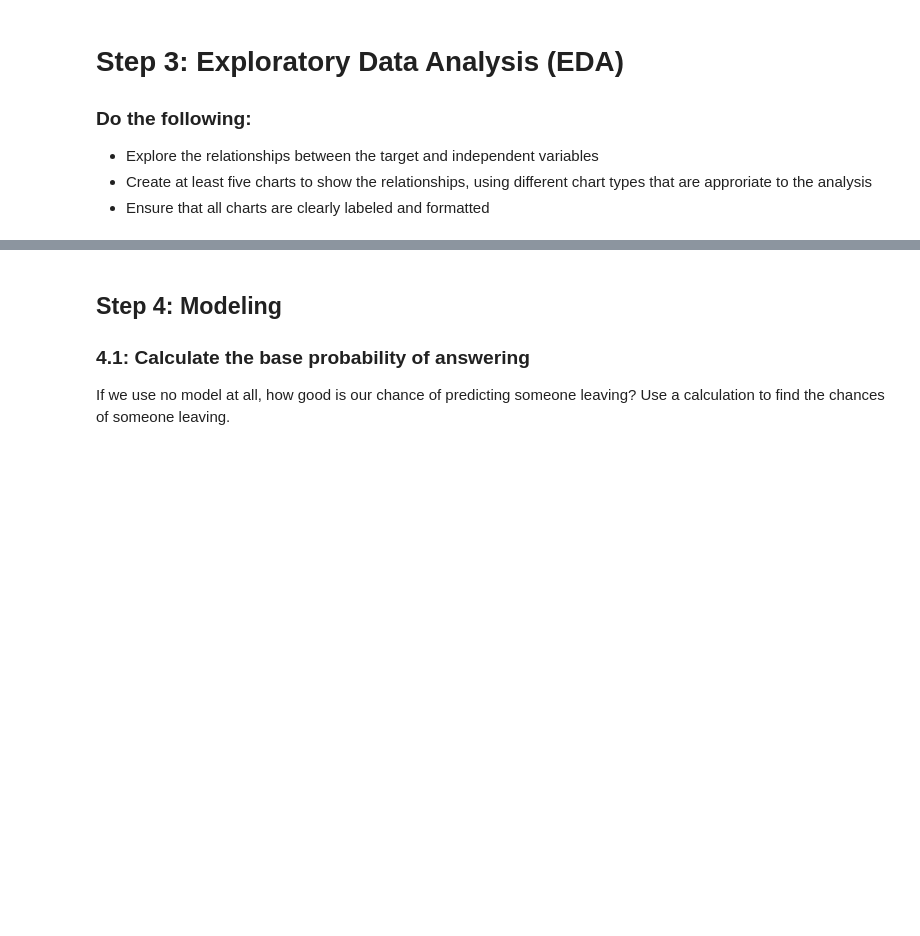
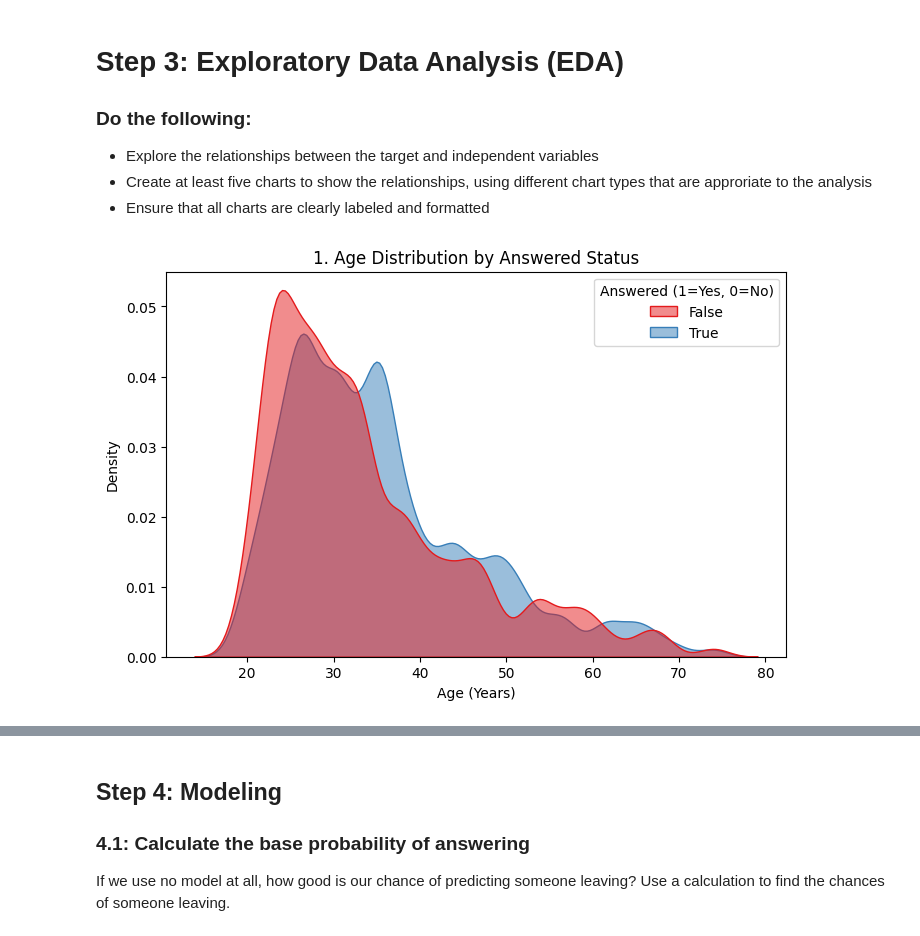
Before and after one commit to expely/Business-Analytics-Labs, a Jupyter notebook: Assignments/assignment_10_classification.ipynb, the cells around one changed output, grey strips where cells are left out. Drawn from its saved outputs; the diff is of its cells as text; code cells hidden in the pictures; blank space fills up the shorter version.

```diff
--- a/Assignments/assignment_10_classification.ipynb
+++ b/Assignments/assignment_10_classification.ipynb
@@ -93,7 +134,11 @@ Import the libraries you will need, such as:
+# %%
+# Drop new cars
+df_clean = df_clean.dropna(subset=['new_car'])
 # %% [markdown]
 ### 2.2: Standardize variables
 
  - Change "answered" to a boolean (true/false) type
  - Convert any variables that should be an integer into an integer
 # %%
-# Convert answered to boolean 🔧
+# Convert answered to boolean
+df_clean['answered'] = df_clean['answered'].astype('bool')
@@ -102,3 +145,6 @@ Import the libraries you will need, such as:
+# %%
+# Convert new_car to integer
+df_clean['new_car'] = df_clean['new_car'].astype(int)
 # %% [markdown]
 ### 2.3 Convert variables to categorical
 
@@ -107,0 +152,19 @@ Import the libraries you will need, such as:
+# %%
+# Convert categorical integer columns
+df_clean['job'] = df_clean['job'].astype('category')
+df_clean['product'] = df_clean['product'].astype('category')
+
+# Convert columns with limited possible values with an order to ordinal categorical columns
+df_clean['chk_acct'] = pd.Categorical(df_clean['chk_acct'], categories=[0, 1, 2, 3, 4], ordered=True)
+df_clean['sav_acct'] = pd.Categorical(df_clean['sav_acct'], categories=[0, 1, 2, 3, 4], ordered=True)
+
+# Convert binary columns (0/1) to binary categorical
+df_clean['female'] = df_clean['female'].replace({'M': 1, 'F': 0, 'm': 1, 'f': 0})
+df_clean['female'] = df_clean['female'].astype('category')
+df_clean['rent'] = df_clean['rent'].astype('category')
+df_clean['own_res'] = df_clean['own_res'].astype('category')
+df_clean['new_car'] = df_clean['new_car'].astype('category')
+df_clean['mobile'] = df_clean['mobile'].astype('category')
+
+# Check updated data types
+print("\nUpdated dtypes:\n", df_clean.dtypes)
@@ -124,0 +196,14 @@ Import the libraries you will need, such as:
+# %%
+# KDE Plot
+plt.figure(figsize=(8, 5))
+sns.kdeplot(data=df_clean, x='age', hue='answered', fill=True, common_norm=False, palette='Set1', alpha=0.5)
+plt.title('1. Age Distribution by Answered Status')
+plt.xlabel('Age (Years)')
+plt.ylabel('Density')
+# Update legend labels for clarity
+legend = plt.gca().get_legend()
+if legend:
+    legend.set_title('Answered (1=Yes, 0=No)')
+plt.show()
+# %% [output]
+[figure, added]
```
Also changed, not shown: parts of 52 cells of this notebook.
